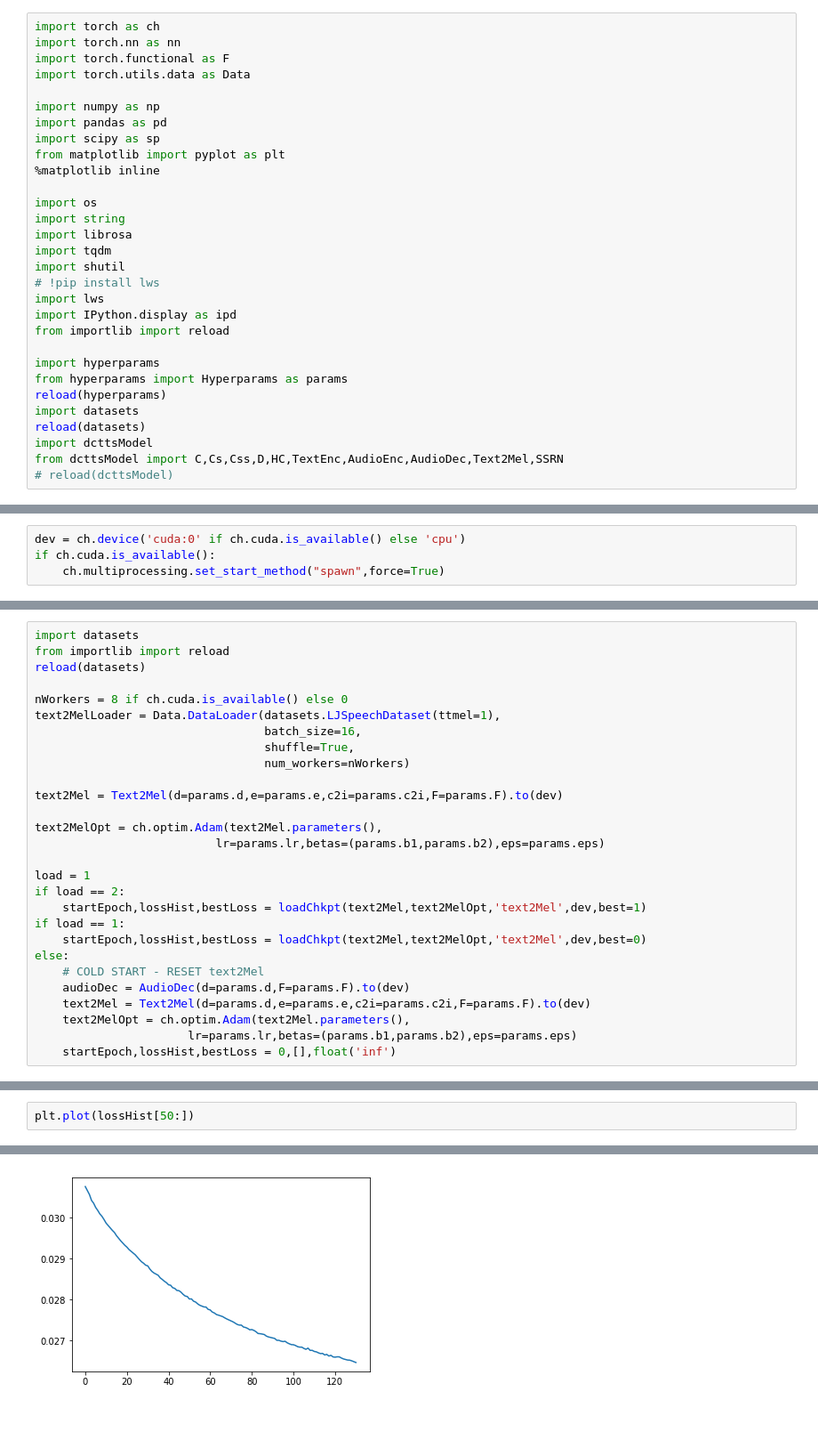
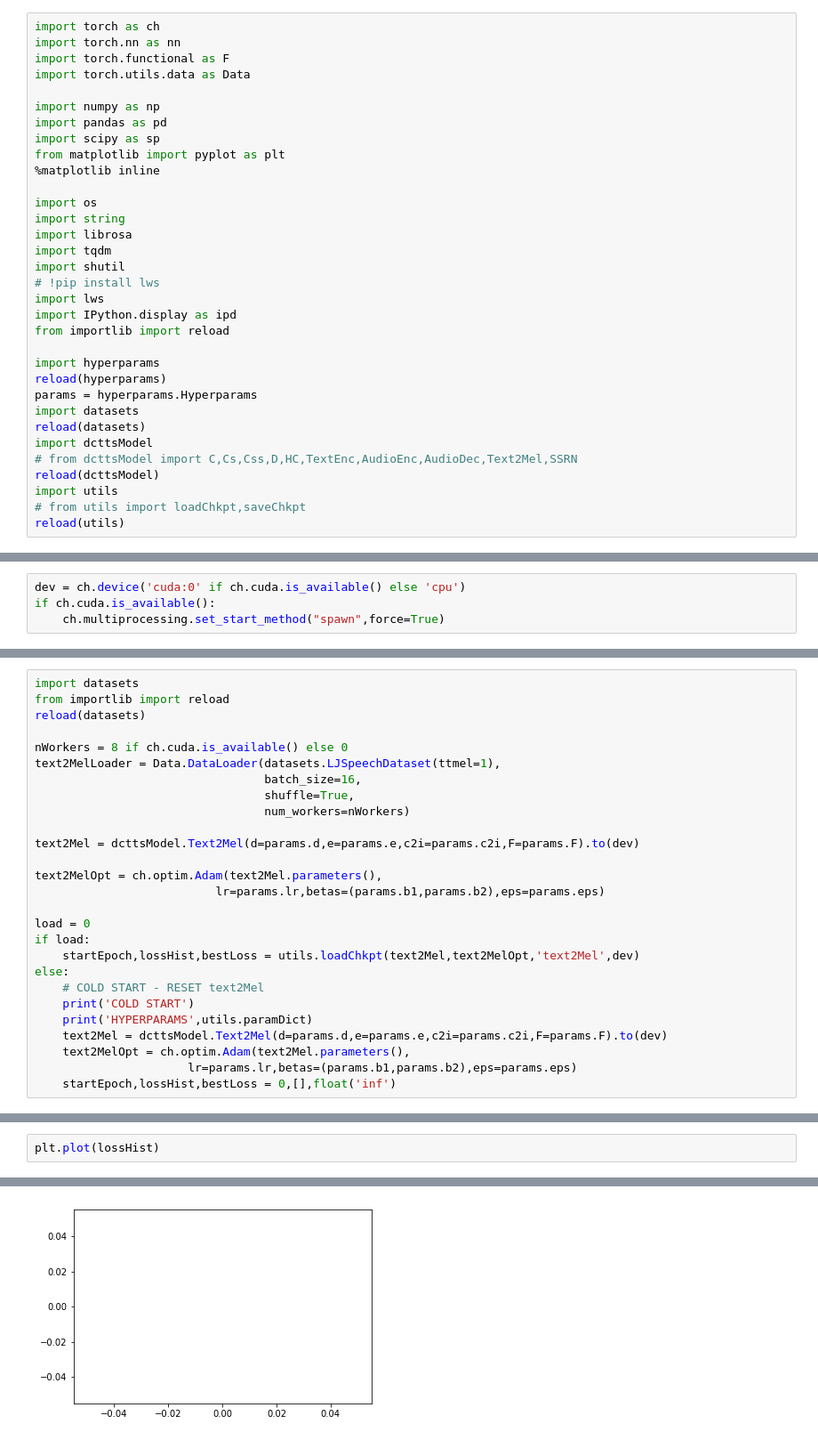
Before and after one commit to aduriseti/ETTTS_pytorch, a Jupyter notebook: dcttsTrain.ipynb, the cells around one changed output, grey strips where cells are left out. Shown at 89% size. Drawn from its saved outputs; the diff is of its cells as text.

```diff
--- a/dcttsTrain.ipynb
+++ b/dcttsTrain.ipynb
@@ -25,10 +25,13 @@ import IPython.display as ipd
 from importlib import reload
 
 import hyperparams
-from hyperparams import Hyperparams as params
 reload(hyperparams)
+params = hyperparams.Hyperparams
 import datasets
 reload(datasets)
 import dcttsModel
-from dcttsModel import C,Cs,Css,D,HC,TextEnc,AudioEnc,AudioDec,Text2Mel,SSRN
-# reload(dcttsModel)
+# from dcttsModel import C,Cs,Css,D,HC,TextEnc,AudioEnc,AudioDec,Text2Mel,SSRN
+reload(dcttsModel)
+import utils
+# from utils import loadChkpt,saveChkpt
+reload(utils)
@@ -117,20 +94,19 @@ text2MelLoader = Data.DataLoader(datasets.LJSpeechDataset(ttmel=1),
                                  shuffle=True,
                                  num_workers=nWorkers)
 
-text2Mel = Text2Mel(d=params.d,e=params.e,c2i=params.c2i,F=params.F).to(dev)
+text2Mel = dcttsModel.Text2Mel(d=params.d,e=params.e,c2i=params.c2i,F=params.F).to(dev)
 
 text2MelOpt = ch.optim.Adam(text2Mel.parameters(),
                           lr=params.lr,betas=(params.b1,params.b2),eps=params.eps)
 
-load = 1
-if load == 2:
-    startEpoch,lossHist,bestLoss = loadChkpt(text2Mel,text2MelOpt,'text2Mel',dev,best=1)
-if load == 1:
-    startEpoch,lossHist,bestLoss = loadChkpt(text2Mel,text2MelOpt,'text2Mel',dev,best=0)
+load = 0
+if load:
+    startEpoch,lossHist,bestLoss = utils.loadChkpt(text2Mel,text2MelOpt,'text2Mel',dev)
 else:
     # COLD START - RESET text2Mel
-    audioDec = AudioDec(d=params.d,F=params.F).to(dev)
-    text2Mel = Text2Mel(d=params.d,e=params.e,c2i=params.c2i,F=params.F).to(dev)
+    print('COLD START')
+    print('HYPERPARAMS',utils.paramDict)
+    text2Mel = dcttsModel.Text2Mel(d=params.d,e=params.e,c2i=params.c2i,F=params.F).to(dev)
     text2MelOpt = ch.optim.Adam(text2Mel.parameters(),
                       lr=params.lr,betas=(params.b1,params.b2),eps=params.eps)
     startEpoch,lossHist,bestLoss = 0,[],float('inf')
@@ -140,8 +116,8 @@ LOADED EPOCH 181, LOSS 0.026464624747411528, BEST LOSS 0.026464624747411528
 # %%
-plt.plot(lossHist[50:])
+plt.plot(lossHist)
 # %% [output]
 [<matplotlib.lines.Line2D at 0x...>]
-[figure, old version]
+[figure, new version]
 # %%
 startEpoch = len(lossHist)
 train = 1
```
Also changed, not shown: parts of 22 cells of this notebook, 4 other files.
